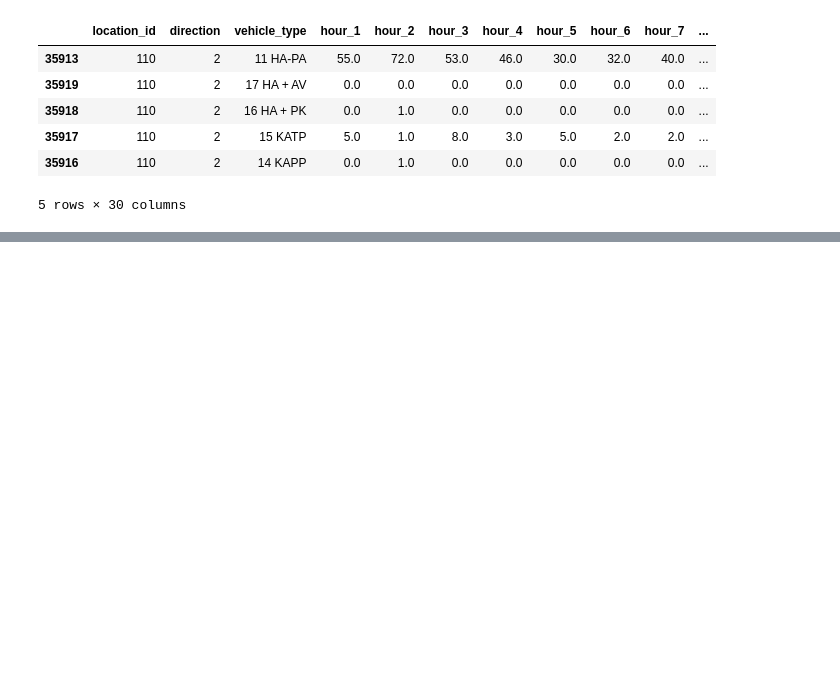
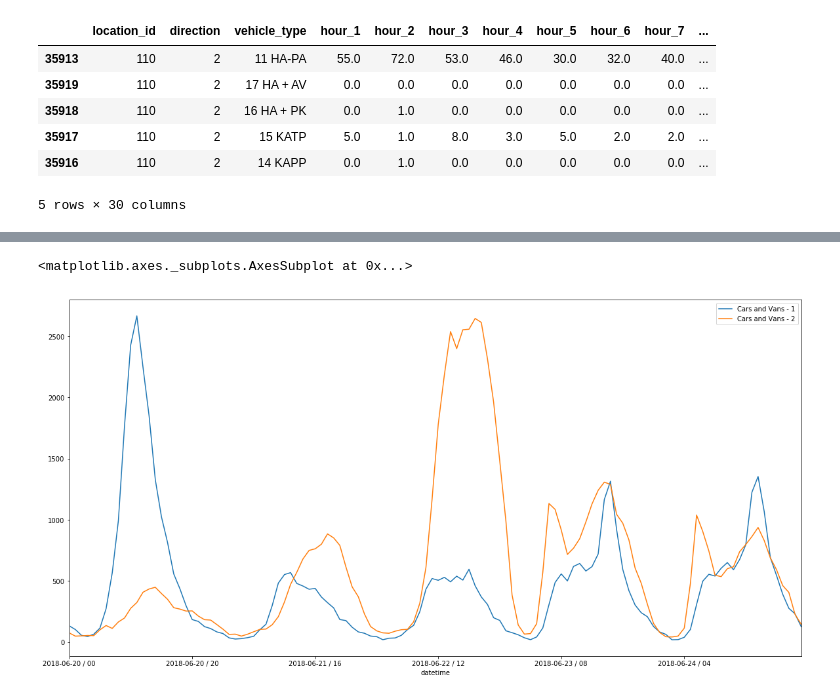
Before and after one commit to veicco/bcg-gamma, a Jupyter notebook: the model.ipynb, the cells around one changed output, grey strips where cells are left out. Saved outputs shown, nothing was run; the diff lists cells and outputs as text; code cells hidden in the pictures; blank space fills up the shorter version.

```diff
--- a/the model.ipynb
+++ b/the model.ipynb
@@ -251,0 +252,7 @@ ts_format.head()
+# %%
+ts_format["datetime"] = ts_format.apply(lambda row: row["date"].strftime('%Y-%m-%d') + " / " + row["hour"][:2], axis=1)
+fig, ax = plt.subplots(figsize=(20, 10))
+ts_format[ts_format["LAM Station"] == "Mäntsälä"][["datetime", "Cars and Vans - 1", "Cars and Vans - 2"]].plot(x="datetime", kind="line", ax=ax)
+# %% [output]
+<matplotlib.axes._subplots.AxesSubplot at 0x...>
+[figure, added]
```
Also changed, not shown: parts of 3 cells of this notebook, 1 other file.
